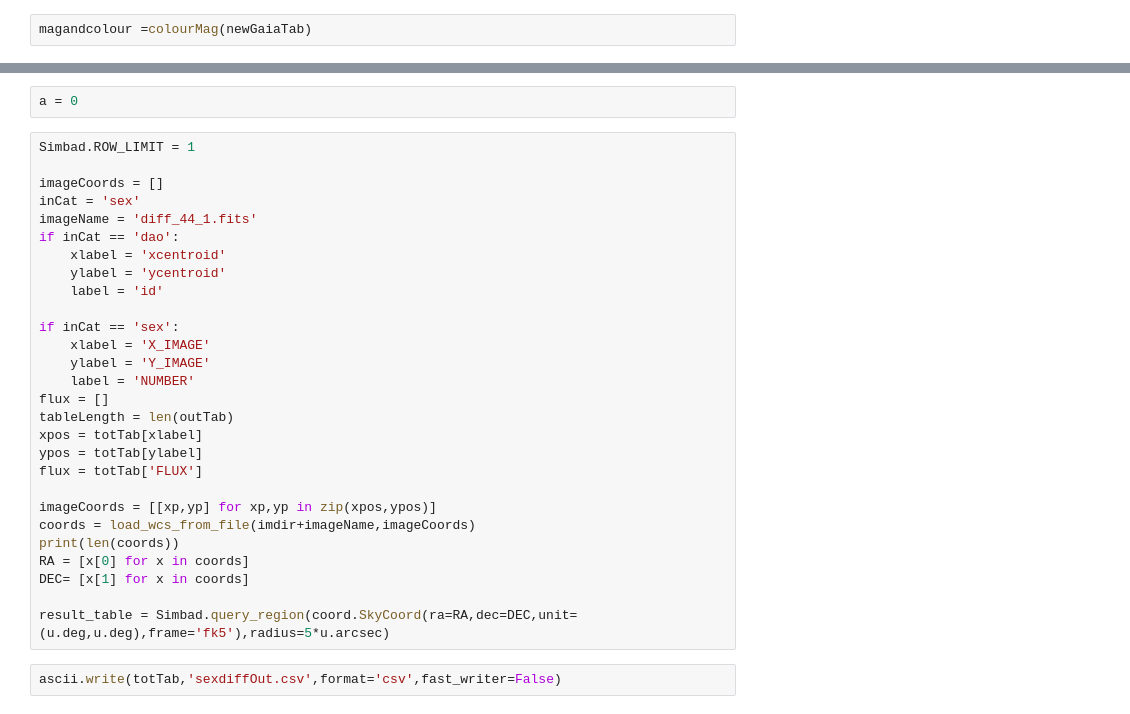
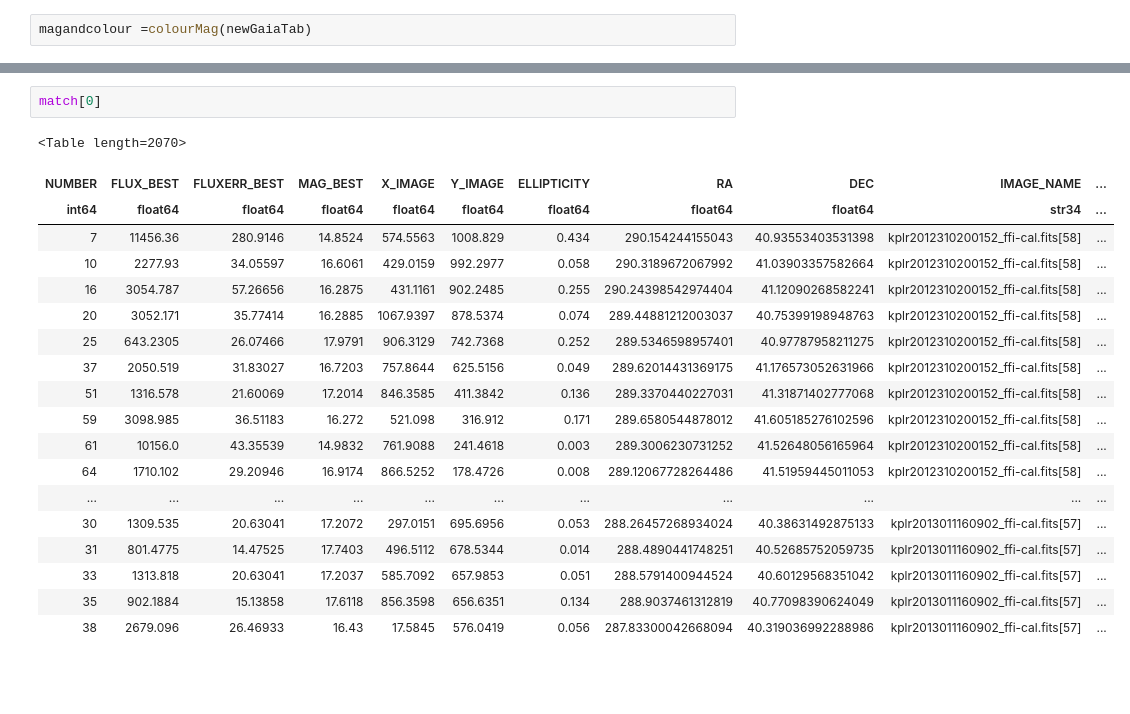
Before and after one commit to mj1e16lsst/keplerPhotometry, a Jupyter notebook: gaiaSearching.ipynb, the cells around one changed output, grey strips where cells are left out. Drawn from its saved outputs; the diff is of its cells as text; blank space fills up the shorter version.

```diff
--- a/gaiaSearching.ipynb
+++ b/gaiaSearching.ipynb
@@ -439,32 +362,22 @@ WARNING: MergeConflictWarning: Cannot merge meta key u'description' types <type
 # %%
-a = 0
+match[0]
+# %% [output]
+<Table length=2070>
+| NUMBER | FLUX_BEST | FLUXERR_BEST | MAG_BEST | X_IMAGE | Y_IMAGE | ELLIPTICITY | RA | DEC | IMAGE_NAME | ... |
+| int64 | float64 | float64 | float64 | float64 | float64 | float64 | float64 | float64 | str34 | ... |
+| 7 | 11456.36 | 280.9146 | 14.8524 | 574.5563 | 1008.829 | 0.434 | 290.154244155043 | 40.93553403531398 | kplr2012310200152_ffi-cal.fits[58] | ... |
+| 10 | 2277.93 | 34.05597 | 16.6061 | 429.0159 | 992.2977 | 0.058 | 290.3189672067992 | 41.03903357582664 | kplr2012310200152_ffi-cal.fits[58] | ... |
+| 16 | 3054.787 | 57.26656 | 16.2875 | 431.1161 | 902.2485 | 0.255 | 290.24398542974404 | 41.12090268582241 | kplr2012310200152_ffi-cal.fits[58] | ... |
+| 20 | 3052.171 | 35.77414 | 16.2885 | 1067.9397 | 878.5374 | 0.074 | 289.44881212003037 | 40.75399198948763 | kplr2012310200152_ffi-cal.fits[58] | ... |
+| 25 | 643.2305 | 26.07466 | 17.9791 | 906.3129 | 742.7368 | 0.252 | 289.5346598957401 | 40.97787958211275 | kplr2012310200152_ffi-cal.fits[58] | ... |
+| 37 | 2050.519 | 31.83027 | 16.7203 | 757.8644 | 625.5156 | 0.049 | 289.62014431369175 | 41.176573052631966 | kplr2012310200152_ffi-cal.fits[58] | ... |
+| 51 | 1316.578 | 21.60069 | 17.2014 | 846.3585 | 411.3842 | 0.136 | 289.3370440227031 | 41.31871402777068 | kplr2012310200152_ffi-cal.fits[58] | ... |
+| 59 | 3098.985 | 36.51183 | 16.272 | 521.098 | 316.912 | 0.171 | 289.6580544878012 | 41.605185276102596 | kplr2012310200152_ffi-cal.fits[58] | ... |
+| 61 | 10156.0 | 43.35539 | 14.9832 | 761.9088 | 241.4618 | 0.003 | 289.3006230731252 | 41.52648056165964 | kplr2012310200152_ffi-cal.fits[58] | ... |
+| 64 | 1710.102 | 29.20946 | 16.9174 | 866.5252 | 178.4726 | 0.008 | 289.12067728264486 | 41.51959445011053 | kplr2012310200152_ffi-cal.fits[58] | ... |
+| ... | ... | ... | ... | ... | ... | ... | ... | ... | ... | ... |
+| 30 | 1309.535 | 20.63041 | 17.2072 | 297.0151 | 695.6956 | 0.053 | 288.26457268934024 | 40.38631492875133 | kplr2013011160902_ffi-cal.fits[57] | ... |
+| 31 | 801.4775 | 14.47525 | 17.7403 | 496.5112 | 678.5344 | 0.014 | 288.4890441748251 | 40.52685752059735 | kplr2013011160902_ffi-cal.fits[57] | ... |
+| 33 | 1313.818 | 20.63041 | 17.2037 | 585.7092 | 657.9853 | 0.051 | 288.5791400944524 | 40.60129568351042 | kplr2013011160902_ffi-cal.fits[57] | ... |
+| 35 | 902.1884 | 15.13858 | 17.6118 | 856.3598 | 656.6351 | 0.134 | 288.9037461312819 | 40.77098390624049 | kplr2013011160902_ffi-cal.fits[57] | ... |
+| 38 | 2679.096 | 26.46933 | 16.43 | 17.5845 | 576.0419 | 0.056 | 287.83300042668094 | 40.319036992288986 | kplr2013011160902_ffi-cal.fits[57] | ... |
-# %%
-Simbad.ROW_LIMIT = 1
-
-imageCoords = []
-inCat = 'sex'
-imageName = 'diff_44_1.fits'
-if inCat == 'dao':
-    xlabel = 'xcentroid'
-    ylabel = 'ycentroid'
-    label = 'id'
-
-if inCat == 'sex':
-    xlabel = 'X_IMAGE'
-    ylabel = 'Y_IMAGE'
-    label = 'NUMBER'
-flux = []
-tableLength = len(outTab)
-xpos = totTab[xlabel]
-ypos = totTab[ylabel]
-flux = totTab['FLUX']
-
-imageCoords = [[xp,yp] for xp,yp in zip(xpos,ypos)]
-coords = load_wcs_from_file(imdir+imageName,imageCoords)
-print(len(coords))
-RA = [x[0] for x in coords]
-DEC= [x[1] for x in coords]
-
-result_table = Simbad.query_region(coord.SkyCoord(ra=RA,dec=DEC,unit=(u.deg,u.deg),frame='fk5'),radius=5*u.arcsec)
-# %%
-ascii.write(totTab,'sexdiffOut.csv',format='csv',fast_writer=False)
```
Also changed, not shown: parts of 47 cells of this notebook, 5 other files.
